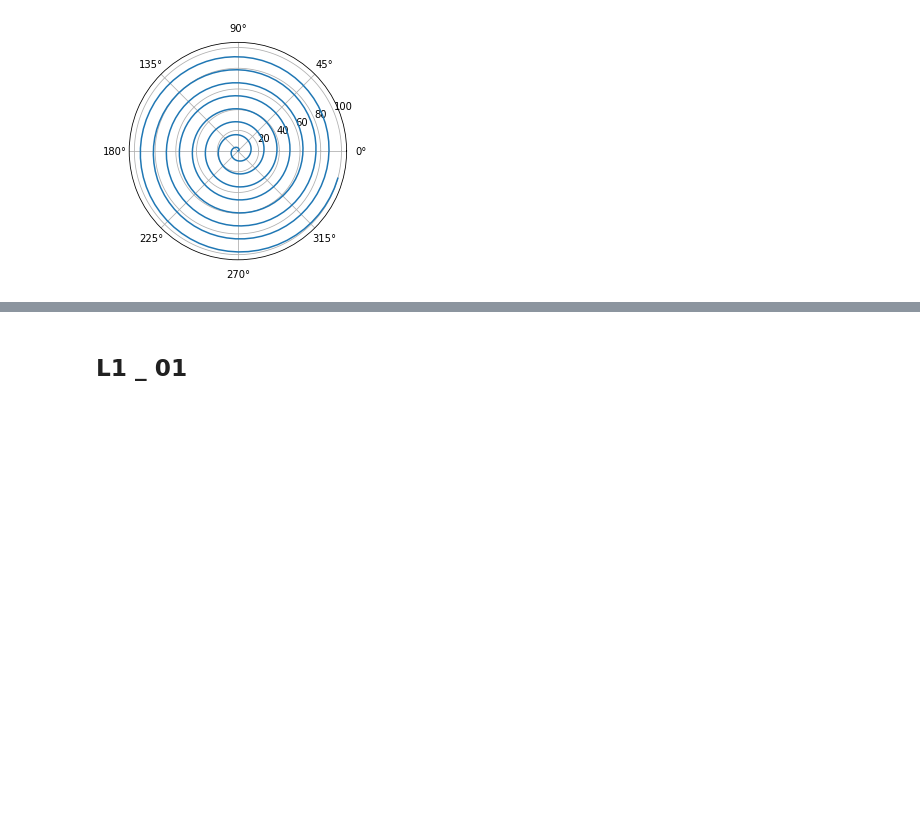
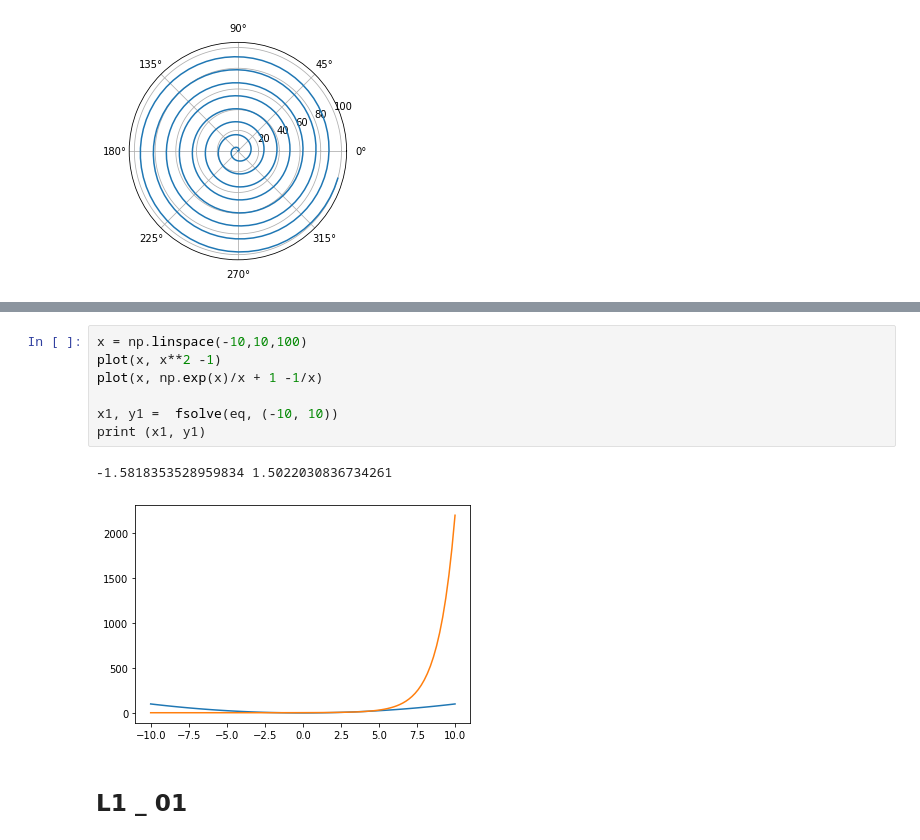
Before and after one commit to romankurnovskii/gb-jupyter, a Jupyter notebook: m01.ipynb, the cells around one changed output, grey strips where cells are left out. Saved outputs shown, nothing was run; the diff lists cells and outputs as text; blank space fills up the shorter version.

```diff
--- a/m01.ipynb
+++ b/m01.ipynb
@@ -167,3 +219,13 @@ exp(x) + x∙(1 – y) > 1
+# %%
+x = np.linspace(-10,10,100)
+plot(x, x**2 -1)
+plot(x, np.exp(x)/x + 1 -1/x)
+
+x1, y1 =  fsolve(eq, (-10, 10))
+print (x1, y1)
+# %% [output]
+-1.5818353528959834 1.5022030836734261
+[figure, added]
 # %% [markdown]
 ## L1 _ 01
 # %%
```
Also changed, not shown: parts of 11 cells of this notebook.
